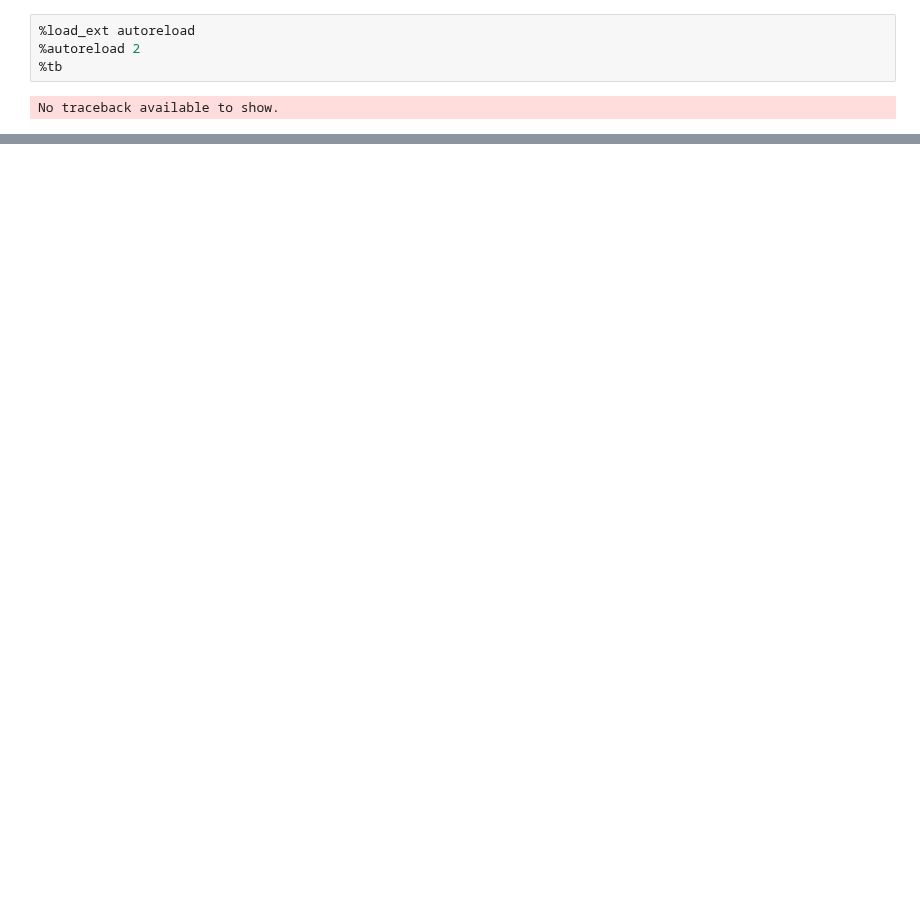
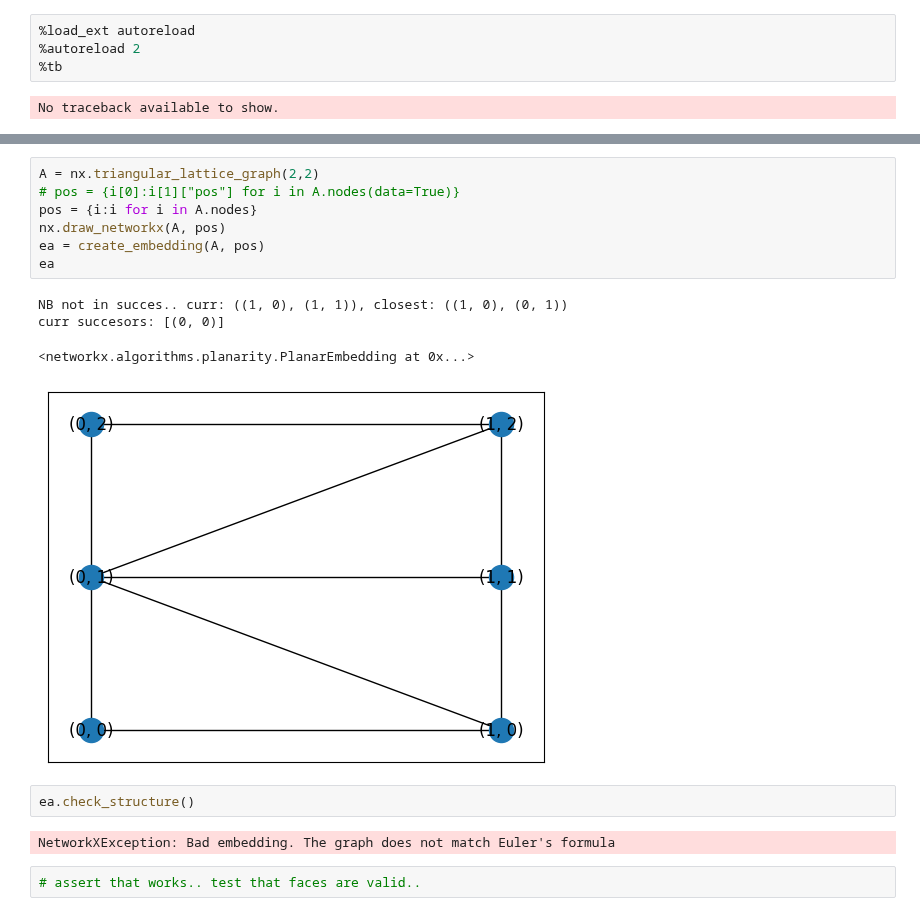
Before and after one commit to juliet29/graph2plan, a Jupyter notebook: notebooks/01_dcel.ipynb, the cells around one changed output, grey strips where cells are left out. Saved outputs shown, nothing was run; the diff lists cells and outputs as text; blank space fills up the shorter version.

```diff
--- a/notebooks/01_dcel.ipynb
+++ b/notebooks/01_dcel.ipynb
@@ -119,0 +165,18 @@ PG.traverse_face(1,2)
+# %%
+A = nx.triangular_lattice_graph(2,2)
+# pos = {i[0]:i[1]["pos"] for i in A.nodes(data=True)}
+pos = {i:i for i in A.nodes}
+nx.draw_networkx(A, pos)
+ea = create_embedding(A, pos)
+ea
+# %% [output]
+NB not in succes.. curr: ((1, 0), (1, 1)), closest: ((1, 0), (0, 1))
+curr succesors: [(0, 0)]
+<networkx.algorithms.planarity.PlanarEmbedding at 0x...>
+[figure, added]
+# %%
+ea.check_structure()
+# %% [output]
+NetworkXException: Bad embedding. The graph does not match Euler's formula
+# %%
+# assert that works.. test that faces are valid..
```
Also changed, not shown: parts of 46 cells of this notebook, 8 other files.
